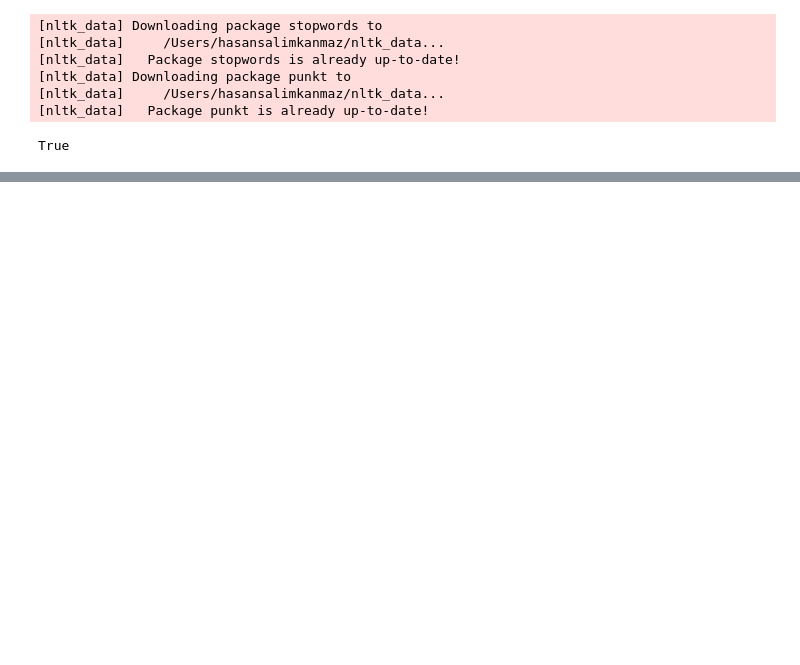
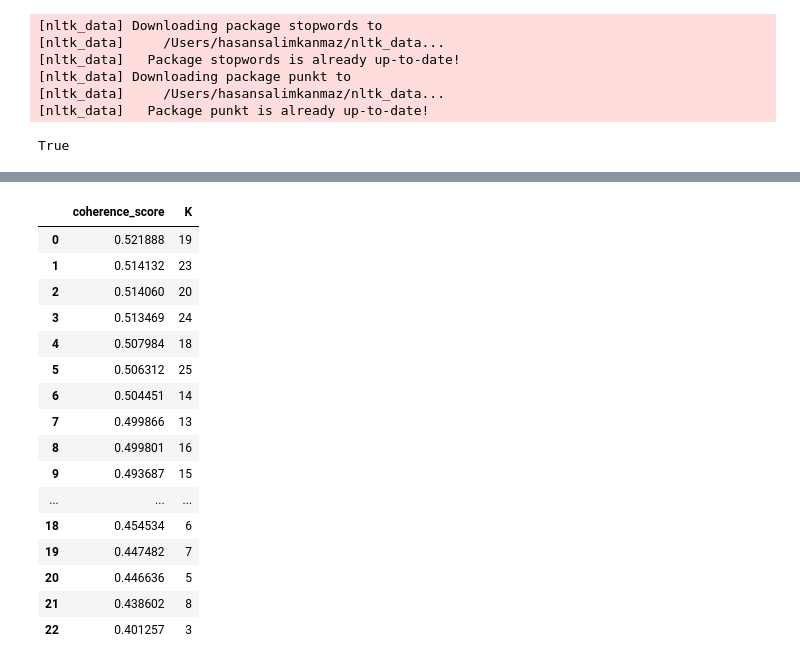
Before and after one commit to ossamum/kuleuven-thesis, a Jupyter notebook: 03_STTM.ipynb, the cells around one changed output, grey strips where cells are left out. Saved outputs shown, nothing was run; the diff lists cells and outputs as text; code cells hidden in the pictures; blank space fills up the shorter version.

```diff
--- a/03_STTM.ipynb
+++ b/03_STTM.ipynb
@@ -21,0 +22,3 @@ tweets_df_v7.head(2)
+# %%
+tweets_df = pd.read_pickle("all_tweets_v8.pkl")
+tweets_df.head(2)
@@ -147,0 +81,14 @@ Top words for index 28:
+# %%
+# cast tweets to numpy array
+docs = tweets.to_numpy()
+
+# create dictionary of all words in all documents
+dictionary = gensim.corpora.Dictionary(docs)
+
+# filter extreme cases out of dictionary
+dictionary.filter_extremes(no_below=15, no_above=0.5, keep_n=100000)
+
+# create BOW dictionary
+bow_corpus = [dictionary.doc2bow(doc) for doc in docs]
+
+vocab_length = len(dictionary)
@@ -147,0 +417,27 @@ Top words for index 28:
+# %%
+sttm_scores = pd.DataFrame(
+    [
+        {"coherence_score": m["coherence_score"], "K": m["K"]}
+        for m in filtered_sorted_gsdmm_models
+        if m["K"] < 26
+    ]
+)
+sttm_scores
+# %% [output]
+|  | coherence_score | K |
+| 0 | 0.521888 | 19 |
+| 1 | 0.514132 | 23 |
+| 2 | 0.514060 | 20 |
+| 3 | 0.513469 | 24 |
+| 4 | 0.507984 | 18 |
+| 5 | 0.506312 | 25 |
+| 6 | 0.504451 | 14 |
+| 7 | 0.499866 | 13 |
+| 8 | 0.499801 | 16 |
+| 9 | 0.493687 | 15 |
+| ... | ... | ... |
+| 18 | 0.454534 | 6 |
+| 19 | 0.447482 | 7 |
+| 20 | 0.446636 | 5 |
+| 21 | 0.438602 | 8 |
+| 22 | 0.401257 | 3 |
```
Also changed, not shown: parts of 28 cells of this notebook.
